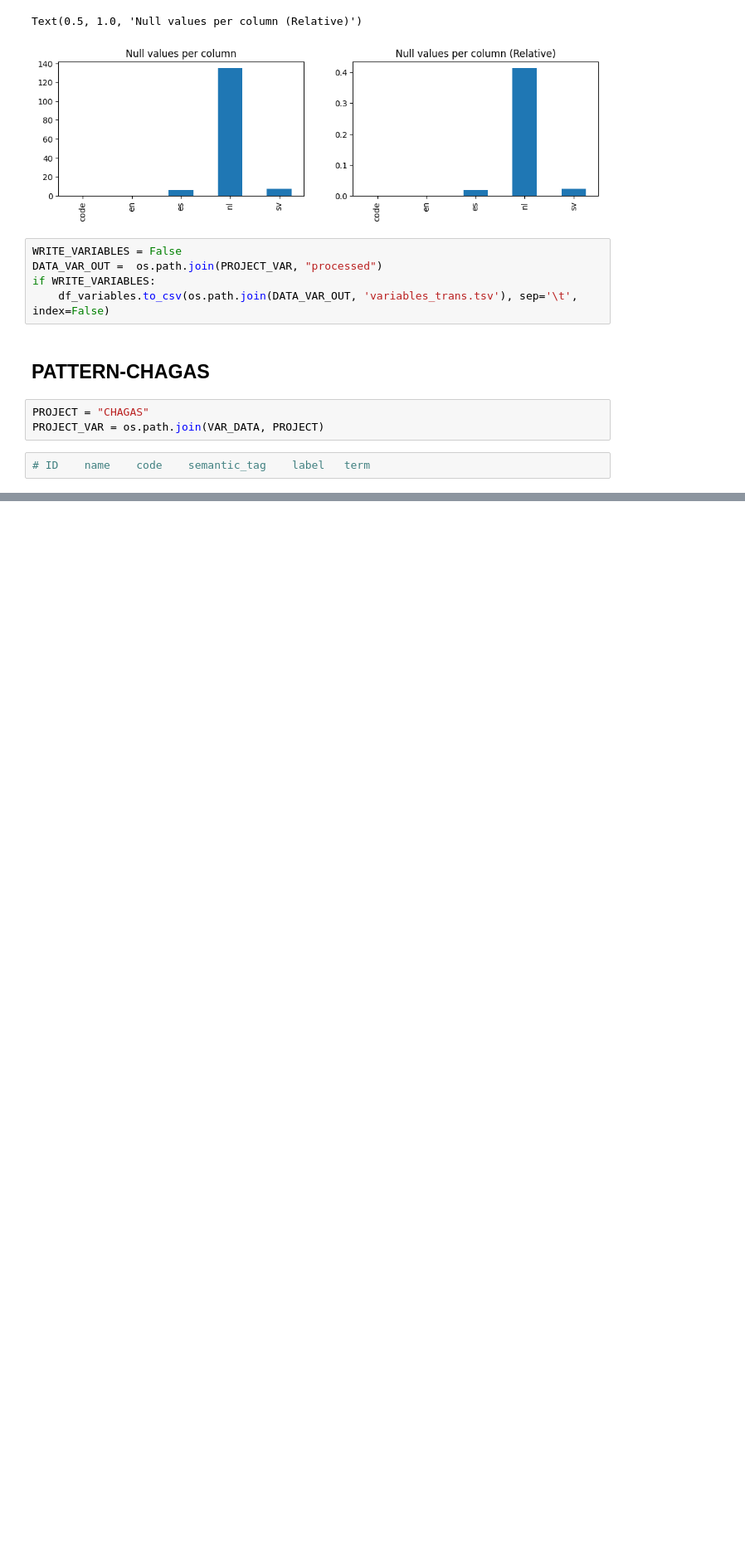
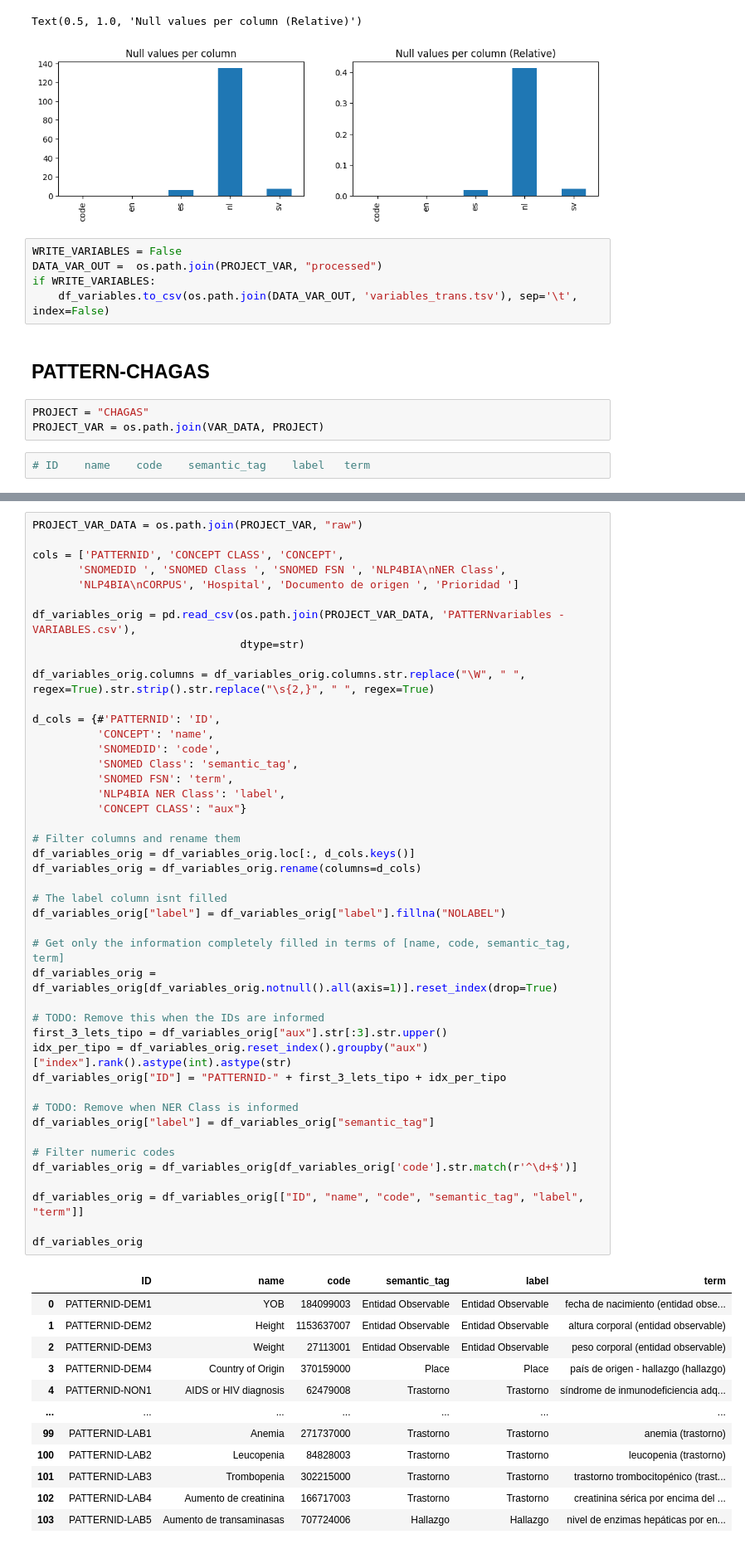
Before and after one commit to nlp4bia-bsc/dt4h-coverage-dash, a Jupyter notebook: notebooks/data-retrieval.ipynb, the cells around one changed output, grey strips where cells are left out. Shown at 83% size. Drawn from its saved outputs; the diff is of its cells as text; blank space fills up the shorter version.

```diff
--- a/notebooks/data-retrieval.ipynb
+++ b/notebooks/data-retrieval.ipynb
@@ -716,0 +688,57 @@ df_variables_orig
+# %%
+PROJECT_VAR_DATA = os.path.join(PROJECT_VAR, "raw")
+
+cols = ['PATTERNID', 'CONCEPT CLASS', 'CONCEPT',
+       'SNOMEDID ', 'SNOMED Class ', 'SNOMED FSN ', 'NLP4BIA\nNER Class',
+       'NLP4BIA\nCORPUS', 'Hospital', 'Documento de origen ', 'Prioridad ']
+
+df_variables_orig = pd.read_csv(os.path.join(PROJECT_VAR_DATA, 'PATTERNvariables - VARIABLES.csv'),
+                                dtype=str)
+
+df_variables_orig.columns = df_variables_orig.columns.str.replace("\W", " ", regex=True).str.strip().str.replace("\s{2,}", " ", regex=True)
+
+d_cols = {#'PATTERNID': 'ID',
+          'CONCEPT': 'name',
+          'SNOMEDID': 'code',
+          'SNOMED Class': 'semantic_tag',
+          'SNOMED FSN': 'term',
+          'NLP4BIA NER Class': 'label',
+          'CONCEPT CLASS': "aux"}
+
+# Filter columns and rename them
+df_variables_orig = df_variables_orig.loc[:, d_cols.keys()]
+df_variables_orig = df_variables_orig.rename(columns=d_cols)
+
+# The label column isnt filled
+df_variables_orig["label"] = df_variables_orig["label"].fillna("NOLABEL")
+
+# Get only the information completely filled in terms of [name, code, semantic_tag, term]
+df_variables_orig = df_variables_orig[df_variables_orig.notnull().all(axis=1)].reset_index(drop=True)
+
+# TODO: Remove this when the IDs are informed
+first_3_lets_tipo = df_variables_orig["aux"].str[:3].str.upper()
+idx_per_tipo = df_variables_orig.reset_index().groupby("aux")["index"].rank().astype(int).astype(str)
+df_variables_orig["ID"] = "PATTERNID-" + first_3_lets_tipo + idx_per_tipo
+
+# TODO: Remove when NER Class is informed
+df_variables_orig["label"] = df_variables_orig["semantic_tag"]
+
+# Filter numeric codes
+df_variables_orig = df_variables_orig[df_variables_orig['code'].str.match(r'^\d+$')]
+
+df_variables_orig = df_variables_orig[["ID", "name", "code", "semantic_tag", "label", "term"]]
+
+df_variables_orig
+# %% [output]
+|  | ID | name | code | semantic_tag | label | term |
+| 0 | PATTERNID-DEM1 | YOB | 184099003 | Entidad Observable | Entidad Observable | fecha de nacimiento (entidad obse... |
+| 1 | PATTERNID-DEM2 | Height | 1153637007 | Entidad Observable | Entidad Observable | altura corporal (entidad observable) |
+| 2 | PATTERNID-DEM3 | Weight | 27113001 | Entidad Observable | Entidad Observable | peso corporal (entidad observable) |
+| 3 | PATTERNID-DEM4 | Country of Origin | 370159000 | Place | Place | país de origen - hallazgo (hallazgo) |
+| 4 | PATTERNID-NON1 | AIDS or HIV diagnosis | 62479008 | Trastorno | Trastorno | síndrome de inmunodeficiencia adq... |
+| ... | ... | ... | ... | ... | ... | ... |
+| 99 | PATTERNID-LAB1 | Anemia | 271737000 | Trastorno | Trastorno | anemia (trastorno) |
+| 100 | PATTERNID-LAB2 | Leucopenia | 84828003 | Trastorno | Trastorno | leucopenia (trastorno) |
+| 101 | PATTERNID-LAB3 | Trombopenia | 302215000 | Trastorno | Trastorno | trastorno trombocitopénico (trast... |
+| 102 | PATTERNID-LAB4 | Aumento de creatinina | 166717003 | Trastorno | Trastorno | creatinina sérica por encima del ... |
+| 103 | PATTERNID-LAB5 | Aumento de transaminasas | 707724006 | Hallazgo | Hallazgo | nivel de enzimas hepáticas por en... |
```
Also changed, not shown: parts of 8 cells of this notebook, 3 other files.
